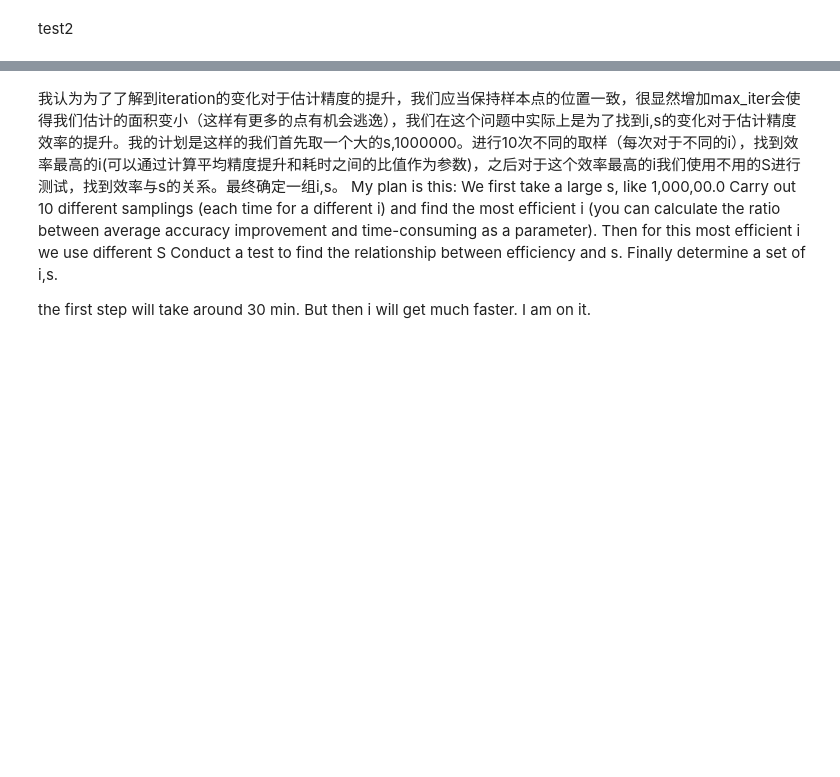
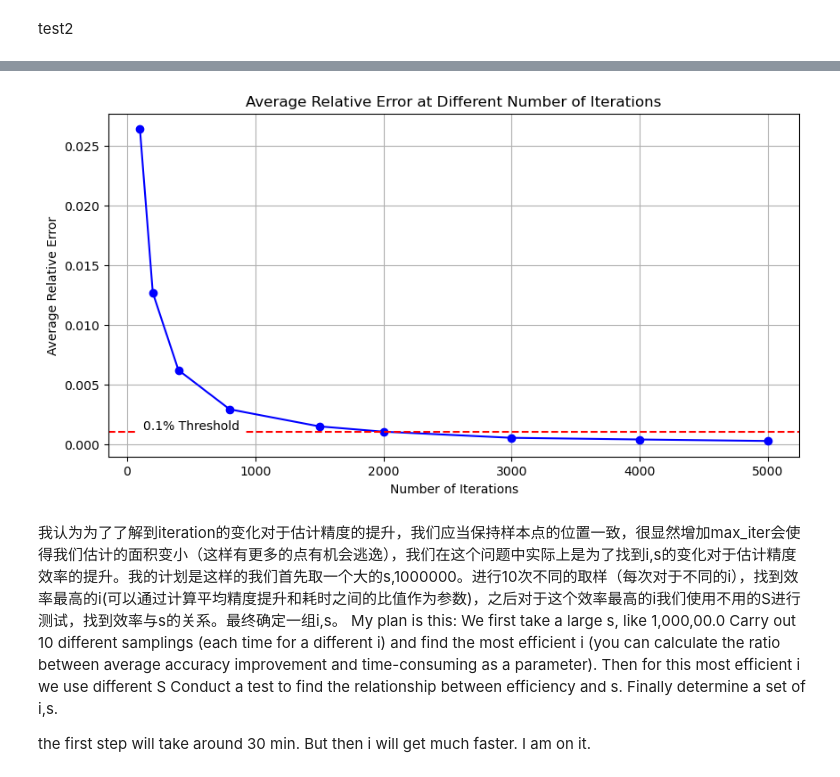
Before and after one commit to Ly-MX15/Stochastic_simulation, a Jupyter notebook: YuanLu/YuanLu.ipynb, the cells around one changed output, grey strips where cells are left out. Saved outputs shown, nothing was run; the diff lists cells and outputs as text; code cells hidden in the pictures; blank space fills up the shorter version.

```diff
--- a/YuanLu/YuanLu.ipynb
+++ b/YuanLu/YuanLu.ipynb
@@ -223,3 +332,22 @@ NameError: name 'x_range' is not defined
+# %%
+# 计算每个max_iter值的平均相对误差
+average_relative_errors = [np.mean(errors) for errors in all_relative_errors]
+
+# 绘制平均相对误差的折线图
+plt.figure(figsize=(10, 5))  # 设置新图的大小
+plt.plot(iter_values, average_relative_errors, marker='o', linestyle='-', color='blue')  # 画出平均相对误差的折线图
+
+# 在误差为0.001处添加灰色虚线
+plt.axhline(y=0.001, color='red', linestyle='--', label='Desired Threshold (0.1%)')
+plt.text(len(relative_errors) * 0.5, 0.001, '0.1% Threshold', va='bottom', ha='center', backgroundcolor='white')
+
+plt.xlabel('Number of Iterations')
+plt.ylabel('Average Relative Error')
+plt.title('Average Relative Error at Different Number of Iterations')
+plt.grid(True)
+plt.show()
+# %% [output]
+[figure, added]
 # %% [markdown]
 我认为为了了解到iteration的变化对于估计精度的提升，我们应当保持样本点的位置一致，很显然增加max_iter会使得我们估计的面积变小（这样有更多的点有机会逃逸），我们在这个问题中实际上是为了找到i,s的变化对于估计精度效率的提升。我的计划是这样的我们首先取一个大的s,1000000。进行10次不同的取样（每次对于不同的i），找到效率最高的i(可以通过计算平均精度提升和耗时之间的比值作为参数)，之后对于这个效率最高的i我们使用不用的S进行测试，找到效率与s的关系。最终确定一组i,s。
 My plan is this: We first take a large s, like 1,000,00.0 Carry out 10 different samplings (each time for a different i) and find the most efficient i (you can calculate the ratio between average accuracy improvement and time-consuming as a parameter). Then for this most efficient i we use different S Conduct a test to find the relationship between efficiency and s. Finally determine a set of i,s.
```
Also changed, not shown: parts of 13 cells of this notebook, 2 other files.
